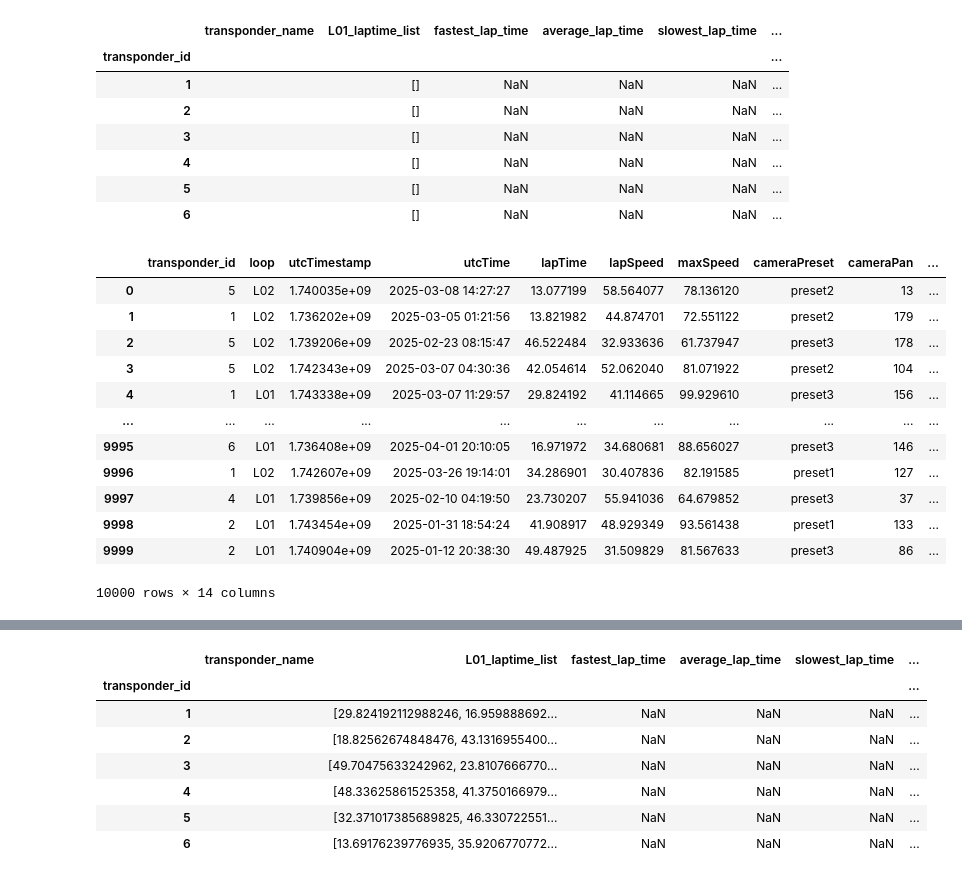
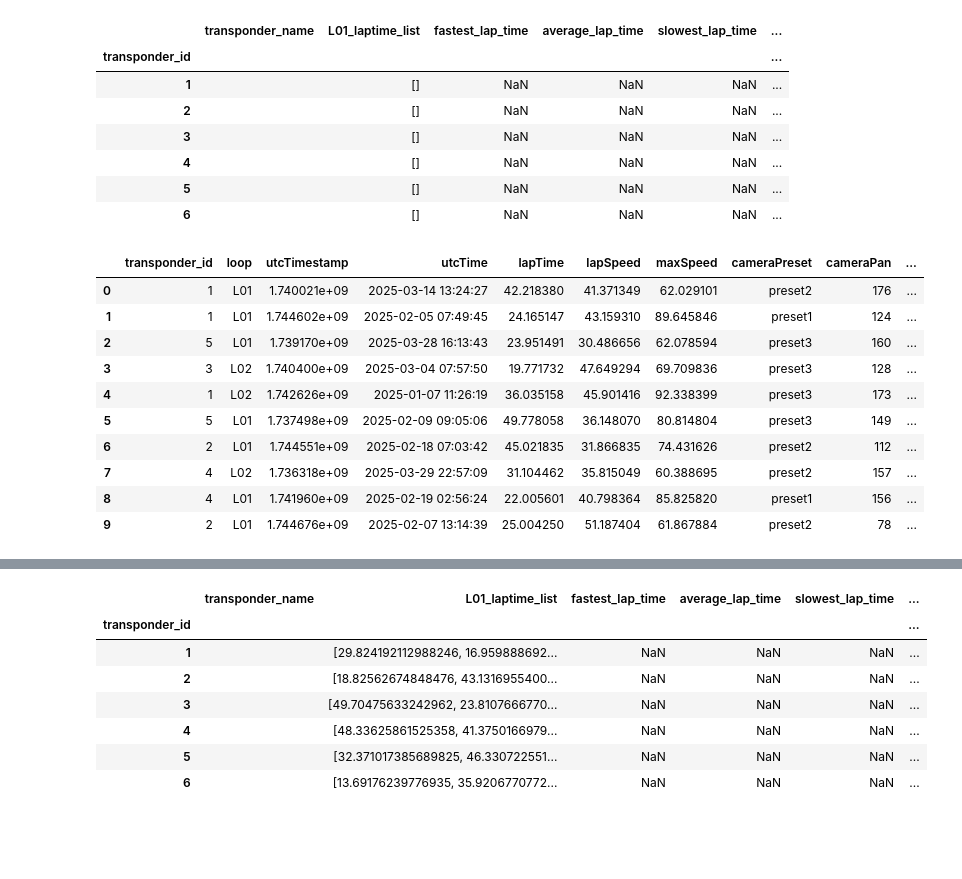
Before and after one commit to augitdel/Velozone, a Jupyter notebook: testfile copy.ipynb, the cells around one changed output, grey strips where cells are left out. Cells and saved outputs as stored; diff of their text form; code cells hidden in the pictures; blank space fills up the shorter version.

```diff
--- a/testfile copy.ipynb
+++ b/testfile copy.ipynb
@@ -203,20 +210,18 @@ def generate_random_entries(num_entries):
 | 6 |  | [] | NaN | NaN | NaN | ... |
 # %%
 # Generate 3 random entries
-random_entries = generate_random_entries(10000)
+random_entries = generate_random_entries(10)
 newlines = pd.DataFrame(random_entries, columns=columns_incomming_csv)
 display(newlines)
 # %% [output]
 |  | transponder_id | loop | utcTimestamp | utcTime | lapTime | lapSpeed | maxSpeed | cameraPreset | cameraPan | ... |
-| 0 | 5 | L02 | 1.740035e+09 | 2025-03-08 14:27:27 | 13.077199 | 58.564077 | 78.136120 | preset2 | 13 | ... |
-| 1 | 1 | L02 | 1.736202e+09 | 2025-03-05 01:21:56 | 13.821982 | 44.874701 | 72.551122 | preset2 | 179 | ... |
-| 2 | 5 | L02 | 1.739206e+09 | 2025-02-23 08:15:47 | 46.522484 | 32.933636 | 61.737947 | preset3 | 178 | ... |
-| 3 | 5 | L02 | 1.742343e+09 | 2025-03-07 04:30:36 | 42.054614 | 52.062040 | 81.071922 | preset2 | 104 | ... |
-| 4 | 1 | L01 | 1.743338e+09 | 2025-03-07 11:29:57 | 29.824192 | 41.114665 | 99.929610 | preset3 | 156 | ... |
-| ... | ... | ... | ... | ... | ... | ... | ... | ... | ... | ... |
-| 9995 | 6 | L01 | 1.736408e+09 | 2025-04-01 20:10:05 | 16.971972 | 34.680681 | 88.656027 | preset3 | 146 | ... |
-| 9996 | 1 | L02 | 1.742607e+09 | 2025-03-26 19:14:01 | 34.286901 | 30.407836 | 82.191585 | preset1 | 127 | ... |
-| 9997 | 4 | L01 | 1.739856e+09 | 2025-02-10 04:19:50 | 23.730207 | 55.941036 | 64.679852 | preset3 | 37 | ... |
-| 9998 | 2 | L01 | 1.743454e+09 | 2025-01-31 18:54:24 | 41.908917 | 48.929349 | 93.561438 | preset1 | 133 | ... |
-| 9999 | 2 | L01 | 1.740904e+09 | 2025-01-12 20:38:30 | 49.487925 | 31.509829 | 81.567633 | preset3 | 86 | ... |
+| 0 | 1 | L01 | 1.740021e+09 | 2025-03-14 13:24:27 | 42.218380 | 41.371349 | 62.029101 | preset2 | 176 | ... |
+| 1 | 1 | L01 | 1.744602e+09 | 2025-02-05 07:49:45 | 24.165147 | 43.159310 | 89.645846 | preset1 | 124 | ... |
+| 2 | 5 | L01 | 1.739170e+09 | 2025-03-28 16:13:43 | 23.951491 | 30.486656 | 62.078594 | preset3 | 160 | ... |
+| 3 | 3 | L02 | 1.740400e+09 | 2025-03-04 07:57:50 | 19.771732 | 47.649294 | 69.709836 | preset3 | 128 | ... |
+| 4 | 1 | L02 | 1.742626e+09 | 2025-01-07 11:26:19 | 36.035158 | 45.901416 | 92.338399 | preset3 | 173 | ... |
+| 5 | 5 | L01 | 1.737498e+09 | 2025-02-09 09:05:06 | 49.778058 | 36.148070 | 80.814804 | preset3 | 149 | ... |
+| 6 | 2 | L01 | 1.744551e+09 | 2025-02-18 07:03:42 | 45.021835 | 31.866835 | 74.431626 | preset2 | 112 | ... |
+| 7 | 4 | L02 | 1.736318e+09 | 2025-03-29 22:57:09 | 31.104462 | 35.815049 | 60.388695 | preset2 | 157 | ... |
+| 8 | 4 | L01 | 1.741960e+09 | 2025-02-19 02:56:24 | 22.005601 | 40.798364 | 85.825820 | preset1 | 156 | ... |
+| 9 | 2 | L01 | 1.744676e+09 | 2025-02-07 13:14:39 | 25.004250 | 51.187404 | 61.867884 | preset2 | 78 | ... |
-10000 rows × 14 columns
```
Also changed, not shown: parts of 9 cells of this notebook, 1 other file.
